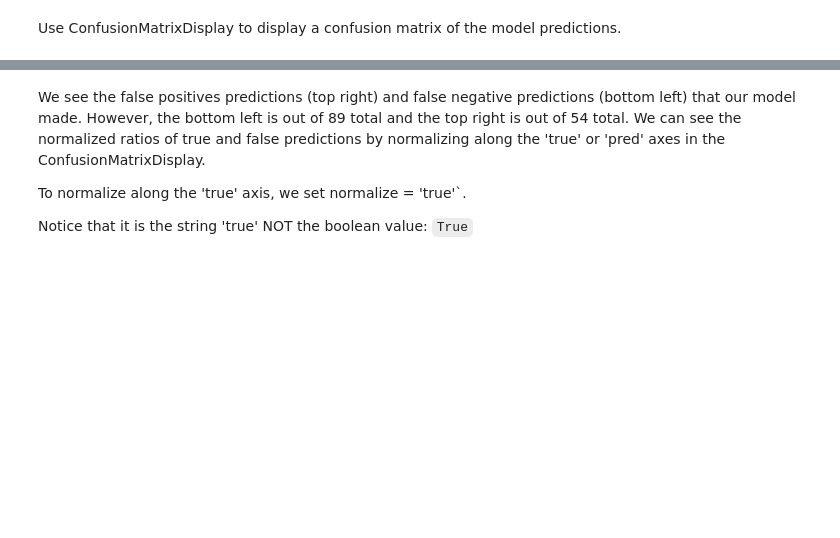
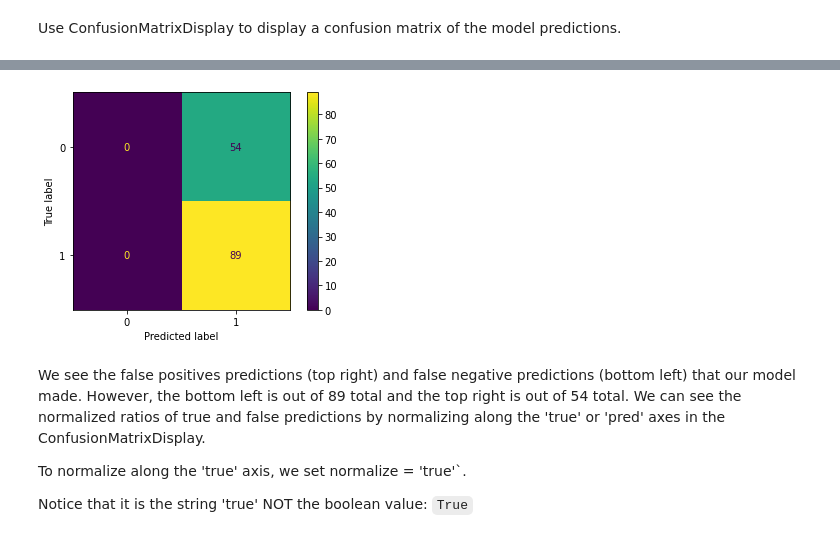
Before and after one commit to ryonce/Daily-Projects, a Jupyter notebook: Classification_Metrics_Exercise_Core.ipynb, the cells around one changed output, grey strips where cells are left out. Cells and saved outputs as stored; diff of their text form; code cells hidden in the pictures; blank space fills up the shorter version.

```diff
--- a/Classification_Metrics_Exercise_Core.ipynb
+++ b/Classification_Metrics_Exercise_Core.ipynb
@@ -285,4 +315,10 @@ ConfusionMatrixDisplay.from_predictions(y_test, test_preds)
 [figure]
+# %%
+# Test for Dummy Tree
+
+ConfusionMatrixDisplay.from_predictions(y_test, test_preds2);
+# %% [output]
+[figure, added]
 # %% [markdown]
 We see the false positives predictions (top right) and false negative predictions (bottom left) that our model made.  However, the bottom left is out of 89 total and the top right is out of 54 total.  We can see the normalized ratios of true and false predictions by normalizing along the 'true' or 'pred' axes in the ConfusionMatrixDisplay.
 
```
Also changed, not shown: parts of 13 cells of this notebook.
